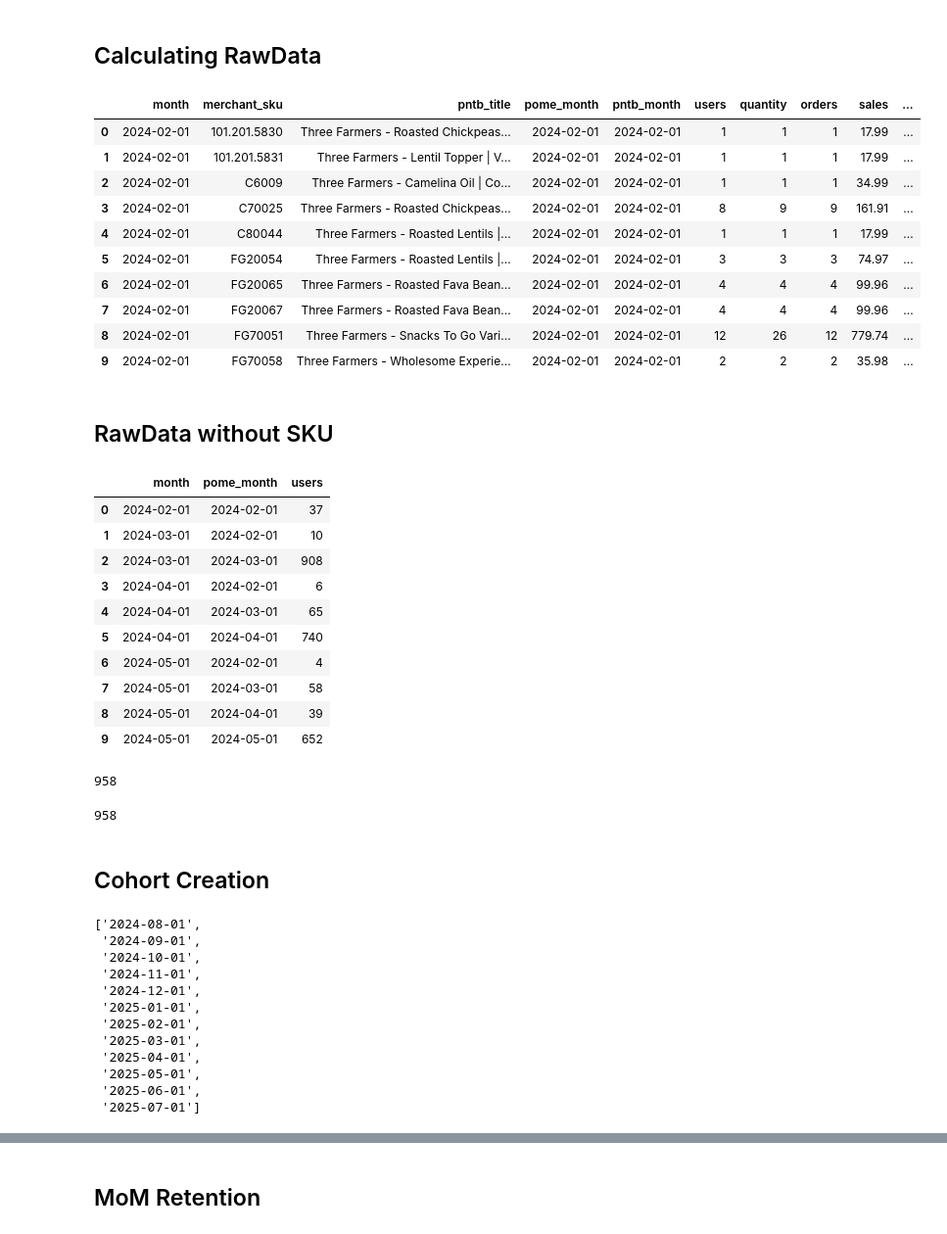
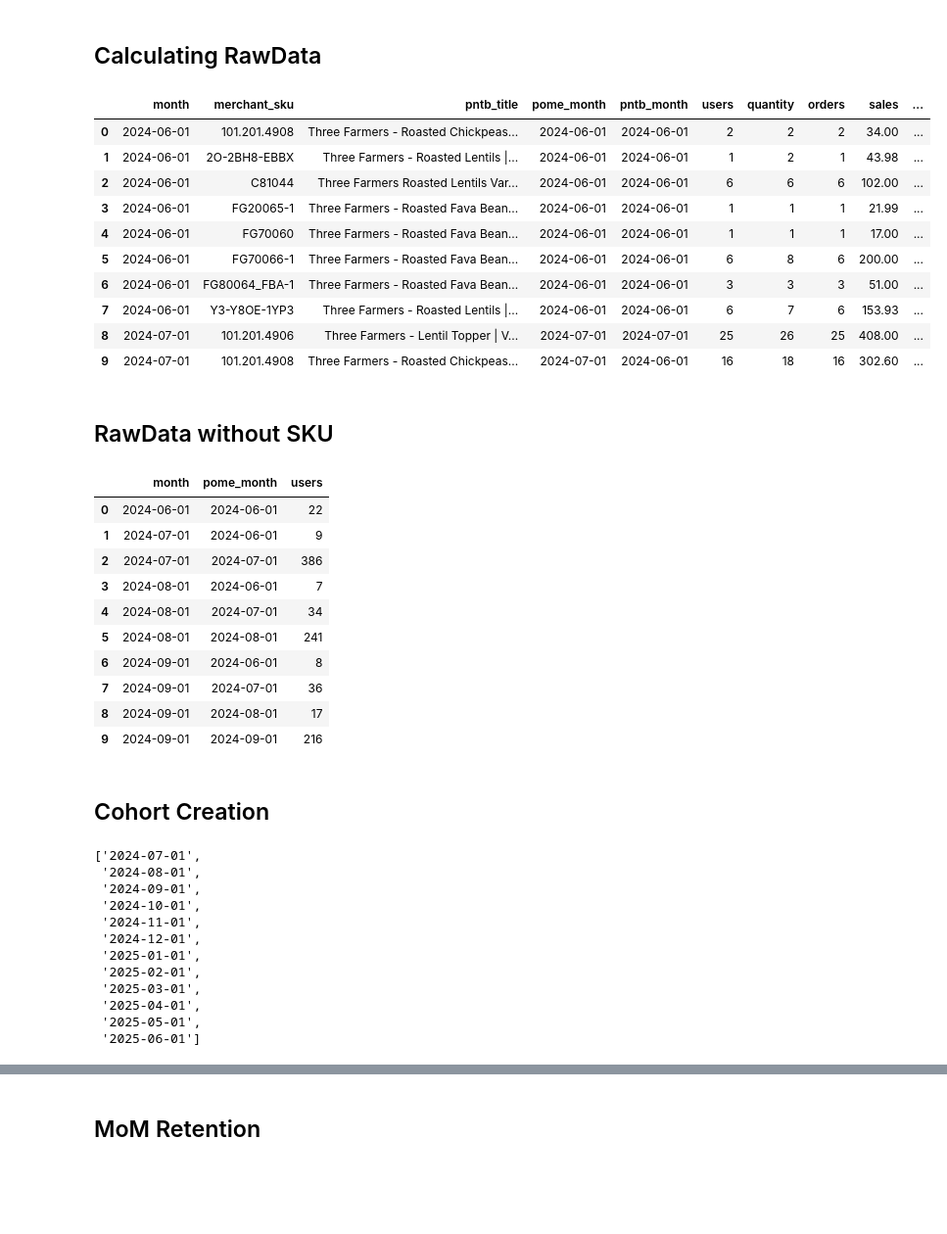
Before and after one commit to datadecoder25/cpg_ltv_calculation, a Jupyter notebook: ltv_calculation.ipynb, the cells around one changed output, grey strips where cells are left out. Shown at 98% size. Cells and saved outputs as stored; diff of their text form; code cells hidden in the pictures; blank space fills up the shorter version.

```diff
--- a/ltv_calculation.ipynb
+++ b/ltv_calculation.ipynb
@@ -53,7 +53,7 @@ import os
 import glob
 
 # Get all .txt files from the data folder
-data_folder = 'data_2'
+data_folder = 'data'
 file_pattern = os.path.join(data_folder, '*.csv')
 data_files = glob.glob(file_pattern)
 
@@ -467,7 +467,7 @@ pntb = pntb_df[['merchant_sku', 'pntb_title', 'pntb_month']].drop_duplicates().r
 # Step 3: Create output_tbl equivalent
 # Filter the main dataframe
 filtered_df = combined_df[
-    (combined_df['currency'] == 'CAD') &
+    (combined_df['currency'] == 'USD') &
     (combined_df['item_price'] > 0) &
     (combined_df['purchase_date'].dt.strftime('%Y-%m-01') > '2022-09-01')
 ].copy()
@@ -496,43 +496,43 @@ output_tbl['buyer_email'] = output_tbl['buyer_email'].fillna('NA')
 output_tbl['amazon_order_id'] = output_tbl['amazon_order_id'].fillna('NA')
 
 
 # Group by and aggregate
 RawData = output_tbl.groupby(['month', 'merchant_sku', 'pntb_title', 'pome_month', 'pntb_month'], dropna=False).agg({
     'buyer_email': 'nunique',       # users
     'shipped_quantity': 'sum',      # quantity
     'amazon_order_id': 'nunique',   # orders
     'item_price': 'sum'             # sales
 }).reset_index()
 
 # Rename columns
 RawData = RawData.rename(columns={
     'buyer_email': 'users',
     'shipped_quantity': 'quantity',
     'amazon_order_id': 'orders',
     'item_price': 'sales'
 })
 
 # Calculate derived columns (cast as decimal(10,2) equivalent)
 RawData['avg_per_item'] = (RawData['sales'] / RawData['quantity']).round(2)
 RawData['avg_per_order'] = (RawData['sales'] / RawData['orders']).round(2)
 RawData['avg_per_user'] = (RawData['sales'] / RawData['users']).round(2)
 
 # Round sales to 2 decimal places (equivalent to cast as decimal(10,2))
 RawData['sales'] = RawData['sales'].round(2)
 
 RawData.head(10)
 # %% [output]
 |  | month | merchant_sku | pntb_title | pome_month | pntb_month | users | quantity | orders | sales | ... |
-| 0 | 2024-02-01 | 101.201.5830 | Three Farmers - Roasted Chickpeas... | 2024-02-01 | 2024-02-01 | 1 | 1 | 1 | 17.99 | ... |
-| 1 | 2024-02-01 | 101.201.5831 | Three Farmers - Lentil Topper | V... | 2024-02-01 | 2024-02-01 | 1 | 1 | 1 | 17.99 | ... |
-| 2 | 2024-02-01 | C6009 | Three Farmers - Camelina Oil | Co... | 2024-02-01 | 2024-02-01 | 1 | 1 | 1 | 34.99 | ... |
-| 3 | 2024-02-01 | C70025 | Three Farmers - Roasted Chickpeas... | 2024-02-01 | 2024-02-01 | 8 | 9 | 9 | 161.91 | ... |
-| 4 | 2024-02-01 | C80044 | Three Farmers - Roasted Lentils |... | 2024-02-01 | 2024-02-01 | 1 | 1 | 1 | 17.99 | ... |
-| 5 | 2024-02-01 | FG20054 | Three Farmers - Roasted Lentils |... | 2024-02-01 | 2024-02-01 | 3 | 3 | 3 | 74.97 | ... |
-| 6 | 2024-02-01 | FG20065 | Three Farmers - Roasted Fava Bean... | 2024-02-01 | 2024-02-01 | 4 | 4 | 4 | 99.96 | ... |
-| 7 | 2024-02-01 | FG20067 | Three Farmers - Roasted Fava Bean... | 2024-02-01 | 2024-02-01 | 4 | 4 | 4 | 99.96 | ... |
-| 8 | 2024-02-01 | FG70051 | Three Farmers - Snacks To Go Vari... | 2024-02-01 | 2024-02-01 | 12 | 26 | 12 | 779.74 | ... |
-| 9 | 2024-02-01 | FG70058 | Three Farmers - Wholesome Experie... | 2024-02-01 | 2024-02-01 | 2 | 2 | 2 | 35.98 | ... |
+| 0 | 2024-06-01 | 101.201.4908 | Three Farmers - Roasted Chickpeas... | 2024-06-01 | 2024-06-01 | 2 | 2 | 2 | 34.00 | ... |
+| 1 | 2024-06-01 | 2O-2BH8-EBBX | Three Farmers - Roasted Lentils |... | 2024-06-01 | 2024-06-01 | 1 | 2 | 1 | 43.98 | ... |
+| 2 | 2024-06-01 | C81044 | Three Farmers Roasted Lentils Var... | 2024-06-01 | 2024-06-01 | 6 | 6 | 6 | 102.00 | ... |
+| 3 | 2024-06-01 | FG20065-1 | Three Farmers - Roasted Fava Bean... | 2024-06-01 | 2024-06-01 | 1 | 1 | 1 | 21.99 | ... |
+| 4 | 2024-06-01 | FG70060 | Three Farmers - Roasted Fava Bean... | 2024-06-01 | 2024-06-01 | 1 | 1 | 1 | 17.00 | ... |
+| 5 | 2024-06-01 | FG70066-1 | Three Farmers - Roasted Fava Bean... | 2024-06-01 | 2024-06-01 | 6 | 8 | 6 | 200.00 | ... |
+| 6 | 2024-06-01 | FG80064_FBA-1 | Three Farmers - Roasted Fava Bean... | 2024-06-01 | 2024-06-01 | 3 | 3 | 3 | 51.00 | ... |
+| 7 | 2024-06-01 | Y3-Y8OE-1YP3 | Three Farmers - Roasted Lentils |... | 2024-06-01 | 2024-06-01 | 6 | 7 | 6 | 153.93 | ... |
+| 8 | 2024-07-01 | 101.201.4906 | Three Farmers - Lentil Topper | V... | 2024-07-01 | 2024-07-01 | 25 | 26 | 25 | 408.00 | ... |
+| 9 | 2024-07-01 | 101.201.4908 | Three Farmers - Roasted Chickpeas... | 2024-07-01 | 2024-06-01 | 16 | 18 | 16 | 302.60 | ... |
 # %%
 RawData.to_csv('RawData.csv',index=False)
 # %% [markdown]
@@ -549,7 +549,7 @@ ntb_df_wo_sku = ntb_df_wo_sku[['buyer_email', 'pome_month']].drop_duplicates().r
 # Step 3: Create output_tbl equivalent
 # Filter the main dataframe
 filtered_df_wo_sku = combined_df[
-    (combined_df['currency'] == 'CAD') &
+    (combined_df['currency'] == 'USD') &
     (combined_df['item_price'] > 0) &
     (combined_df['purchase_date'].dt.strftime('%Y-%m-01') > '2022-09-01')
 ].copy()
@@ -584,26 +584,16 @@ RawDataWithoutSku = RawDataWithoutSku.rename(columns={
 RawDataWithoutSku.head(10)
 # %% [output]
 |  | month | pome_month | users |
-| 0 | 2024-02-01 | 2024-02-01 | 37 |
-| 1 | 2024-03-01 | 2024-02-01 | 10 |
-| 2 | 2024-03-01 | 2024-03-01 | 908 |
-| 3 | 2024-04-01 | 2024-02-01 | 6 |
-| 4 | 2024-04-01 | 2024-03-01 | 65 |
-| 5 | 2024-04-01 | 2024-04-01 | 740 |
-| 6 | 2024-05-01 | 2024-02-01 | 4 |
-| 7 | 2024-05-01 | 2024-03-01 | 58 |
-| 8 | 2024-05-01 | 2024-04-01 | 39 |
-| 9 | 2024-05-01 | 2024-05-01 | 652 |
+| 0 | 2024-06-01 | 2024-06-01 | 22 |
+| 1 | 2024-07-01 | 2024-06-01 | 9 |
+| 2 | 2024-07-01 | 2024-07-01 | 386 |
+| 3 | 2024-08-01 | 2024-06-01 | 7 |
+| 4 | 2024-08-01 | 2024-07-01 | 34 |
+| 5 | 2024-08-01 | 2024-08-01 | 241 |
+| 6 | 2024-09-01 | 2024-06-01 | 8 |
+| 7 | 2024-09-01 | 2024-07-01 | 36 |
+| 8 | 2024-09-01 | 2024-08-01 | 17 |
+| 9 | 2024-09-01 | 2024-09-01 | 216 |
-# %%
-filtered_df_wo_sku['month'] = pd.to_datetime(filtered_df_wo_sku['month'])
-filtered_df_wo_sku[(filtered_df_wo_sku['month'].dt.month == 2) & (filtered_df_wo_sku['month'].dt.year == 2025)]['buyer_email'].nunique()
-# %% [output]
-958
-# %%
-output_tbl_wo_sku['month'] = pd.to_datetime(output_tbl_wo_sku['month'])
-output_tbl_wo_sku[(output_tbl_wo_sku['month'].dt.month == 2) & (output_tbl_wo_sku['month'].dt.year == 2025)]['buyer_email'].nunique()
-# %% [output]
-958
 # %% [markdown]
 ## Cohort Creation
 # %%
@@ -612,7 +602,8 @@ pome_months_no_nan = [x for x in pome_months if pd.notna(x)]
 
 pome_months_no_nan[-12:]
 # %% [output]
-['2024-08-01',
+['2024-07-01',
+ '2024-08-01',
  '2024-09-01',
  '2024-10-01',
  '2024-11-01',
@@ -622,8 +613,7 @@ pome_months_no_nan[-12:]
  '2025-03-01',
  '2025-04-01',
  '2025-05-01',
- '2025-06-01',
- '2025-07-01']
+ '2025-06-01']
 # %%
 # selected_merchant_sku = "C6009-1"  # Set to None or empty string to use all data
 selected_merchant_sku = None  # Uncomment this line to use all merchant SKUs
```
Also changed, not shown: parts of 21 cells of this notebook, 1 other file.
